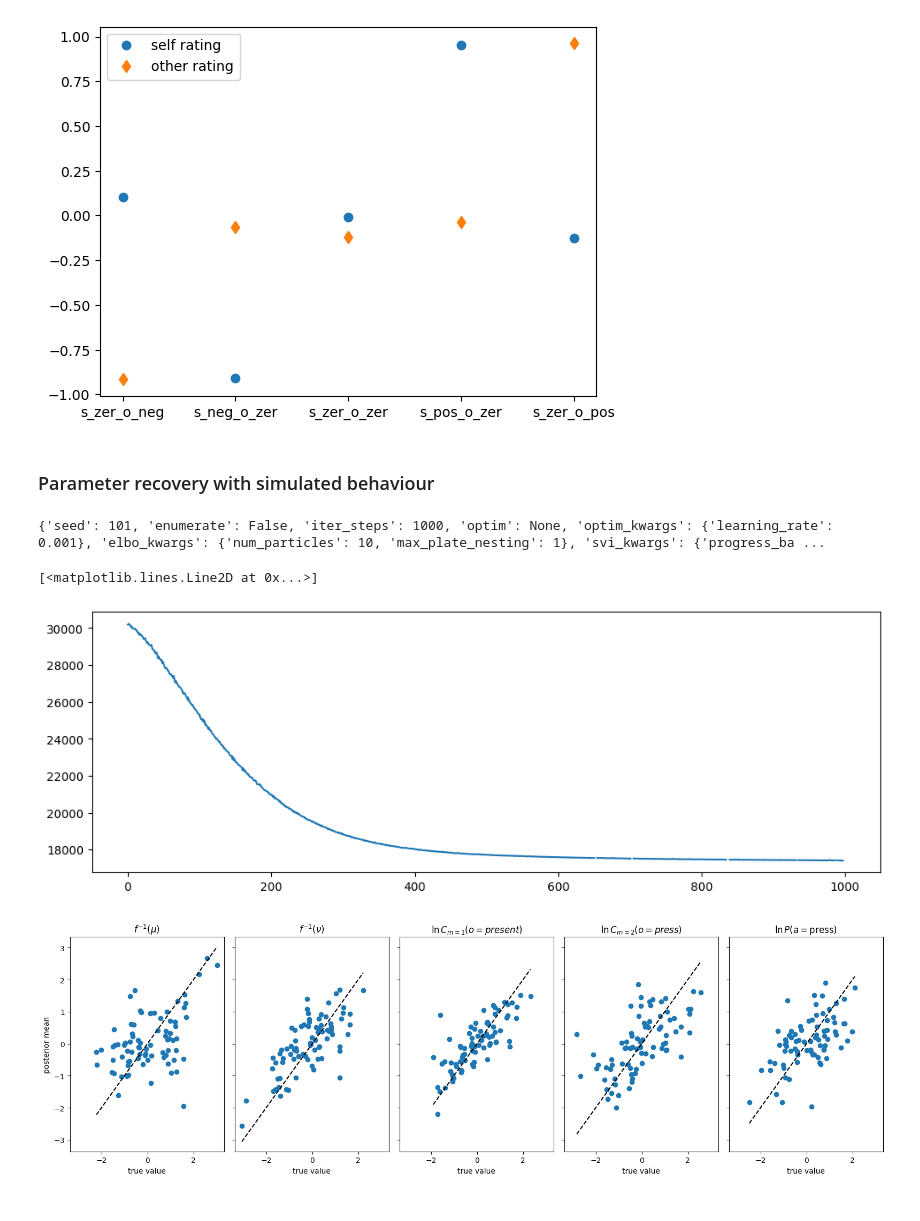
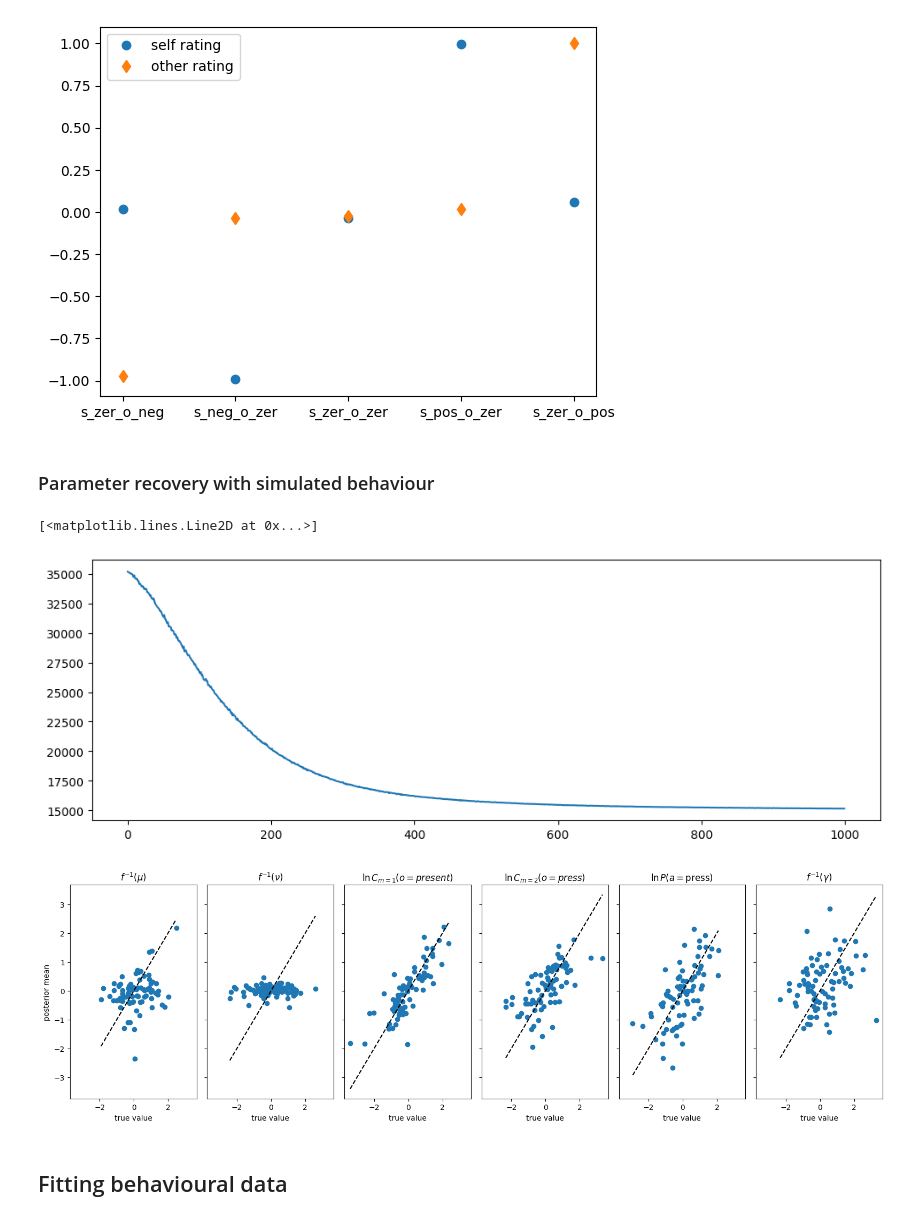
Before and after one commit to dimarkov/pybefit, a Jupyter notebook: examples/pymdp/simulating_and_fitting_agency_task.ipynb, the cells around one changed output. Saved outputs shown, nothing was run; the diff lists cells and outputs as text; code cells hidden in the pictures.

Commit message:
updated notebook with behavioural data example and multiple priors

```diff
--- a/examples/pymdp/simulating_and_fitting_agency_task.ipynb
+++ b/examples/pymdp/simulating_and_fitting_agency_task.ipynb
@@ -254,26 +266,22 @@ def create_B(batch_size):
 
     return B, dependencies
 # %%
-num_params = 5
-num_agents = batch_size
-prior = Normal(num_params, num_agents, backend="numpyro")
-
-
 def transform(z):
     # map z variables to model parameters
 
     num_agents, np = z.shape
 
-    assert np == 5  # test that we have exactly 5 parameters
+    assert np == 6  # test that we have exactly 5 parameters
 
     p_outcome_mean = (
         0.5 + nn.sigmoid(z[..., 0]) / 2
     )  # prior expectation of learnable modality
-    p_outcome_scale = nn.softplus(0.55 + z[..., 1])  # prior scale of learnable modality
+    p_outcome_scale = nn.softplus(1.0 + z[..., 1])  # prior scale of learnable modality
 
     outcomepref = z[..., 2]  # prior preference over the first modality
     actionpref = z[..., 3]  # prior preference over the second modality
     habit_press = z[..., 4]  # prior over policies
+    gamma = nn.softplus(1.0 + z[..., 5])
 
     A, A_dependencies, pA = create_A(num_agents, p_outcome_mean, p_outcome_scale)
 
@@ -309,13 +317,14 @@ def transform(z):
         learn_D=False,
         num_iter=8,
         alpha=1.0,
-        gamma=1.0,
+        gamma=gamma,
         action_selection="stochastic",
     )
     return agents
 
 
-num_params = 5
+num_params = 6
+num_agents = batch_size
 key, _key = jr.split(seed_key)
 z = jr.normal(_key, shape=(num_agents, num_params))
 
@@ -408,7 +416,7 @@ plt.plot(x, y1, "o", label="self rating")
 plt.plot(x, y2, "d", label="other rating")
 plt.legend();
 # %% [output]
-[figure, old version]
+[figure, new version]
 # %% [markdown]
 ### Parameter recovery with simulated behaviour
 # %%
@@ -425,32 +433,33 @@ opts_svi = default_dict_numpyro_svi | {"iter_steps": 1000, "seed": 101}
 print(opts_svi)
 
 svi_samples, svi, results = run_svi(model, posterior, measurments, opts=opts_svi)
-# %% [output]
-{'seed': 101, 'enumerate': False, 'iter_steps': 1000, 'optim': None, 'optim_kwargs': {'learning_rate': 0.001}, 'elbo_kwargs': {'num_particles': 10, 'max_plate_nesting': 1}, 'svi_kwargs': {'progress_ba ...
 # %%
 plt.figure(figsize=(12, 4))
 plt.plot(results.losses)
 # %% [output]
 [<matplotlib.lines.Line2D at 0x...>]
-[figure, old version]
+[figure, new version]
 # %%
 param_label = [
     r"$f^{-1}(\mu)$",
     r"$f^{-1}(\nu)$",
-    r"$\ln C_{m=1}(o=present)$",
-    r"$\ln C_{m=2}(o=press)$",
+    r"$C_{m=1}(o=present)$",
+    r"$C_{m=2}(o=press)$",
     r"$\ln P(a=\text{press})$",
+    r"$f^{-1}(\gamma)$",
 ]
 z = samples["z"][0]
 fig, axes = plt.subplots(1, z.shape[-1], figsize=(16, 5), sharex=True, sharey=True)
 
 for i in range(z.shape[-1]):
     axes[i].scatter(z[:, i], svi_samples["z"].mean(0)[:, i], label=i)
     axes[i].plot((z[:, i].min(), z[:, i].max()), (z[:, i].min(), z[:, i].max()), "k--")
     axes[i].set_xlabel("true value")
     axes[i].set_title(param_label[i])
 
 axes[0].set_ylabel("posterior mean")
 fig.tight_layout()
 # %% [output]
-[figure, old version]
+[figure, new version]
+# %% [markdown]
+## Fitting behavioural data
```
Also changed, not shown: parts of 18 cells of this notebook, 1 other file.
